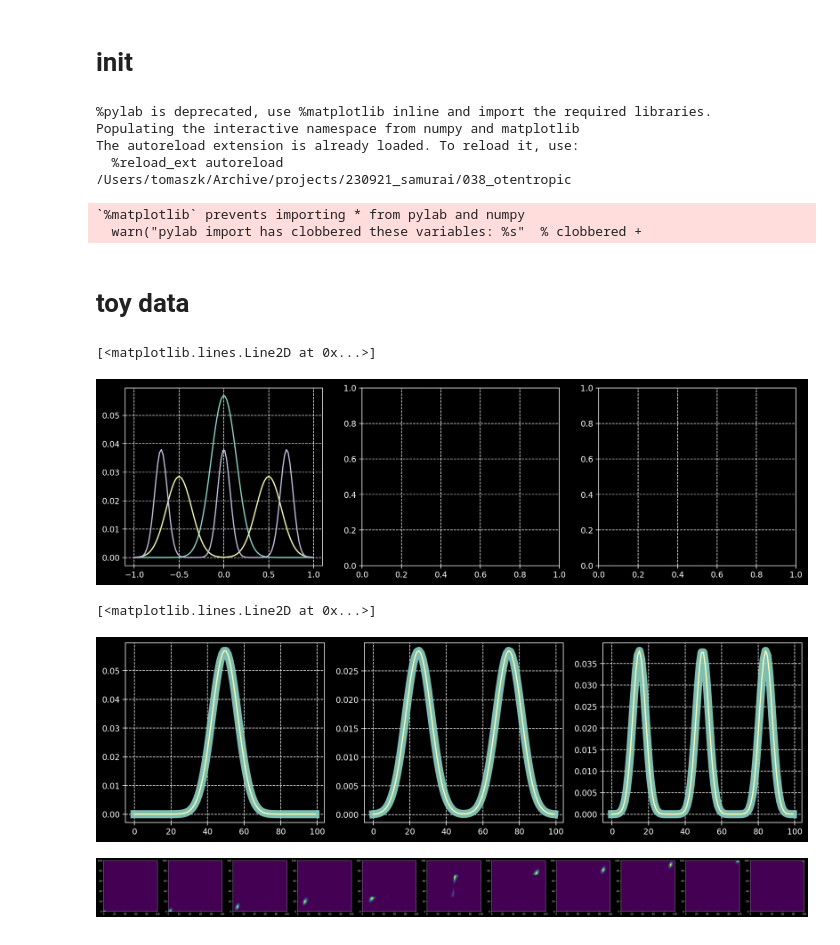
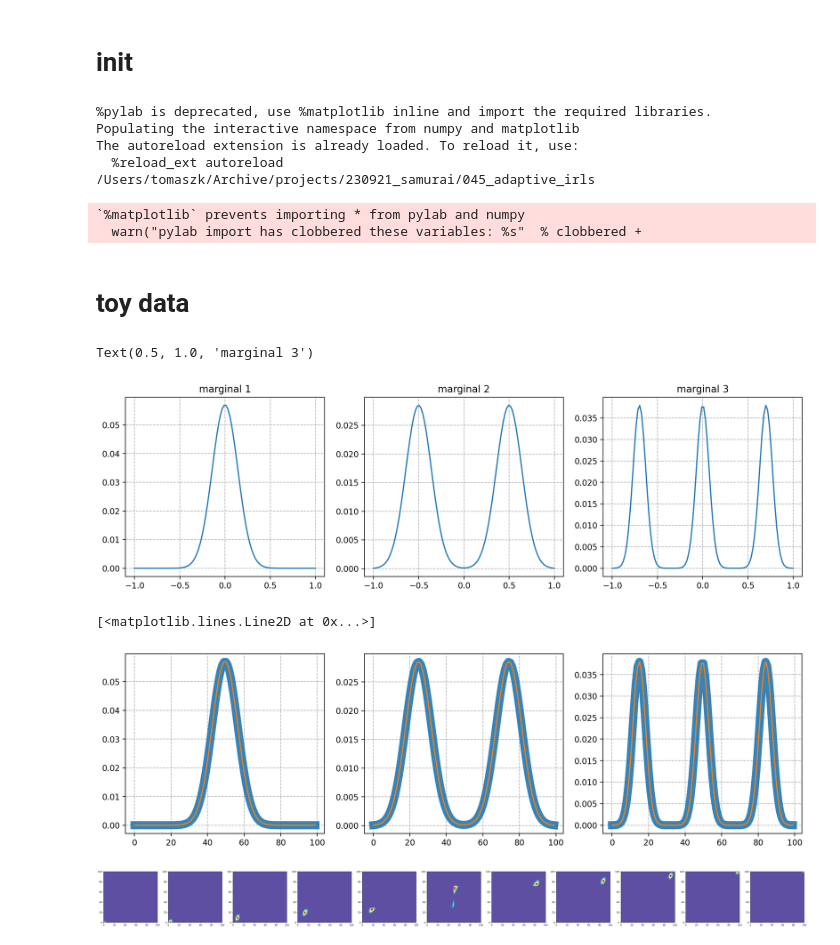
Before and after one commit to tomaszkacprzak/quickshare, a Jupyter notebook: demo_multimarginal_ot.ipynb, the cells around one changed output. Cells and saved outputs as stored; diff of their text form; code cells hidden in the pictures.

```diff
--- a/demo_multimarginal_ot.ipynb
+++ b/demo_multimarginal_ot.ipynb
@@ -10,8 +10,8 @@ from IPython.display import set_matplotlib_formats
 import seaborn
 from ipywidgets import interactive, fixed
 set_matplotlib_formats('retina')
-plt.style.use('dark_background')
-# plt.style.use('default')
+# plt.style.use('dark_background')
+plt.style.use('default')
 %pylab inline
 %load_ext autoreload
 %autoreload 2
@@ -26,7 +26,7 @@ mpl.rcParams['grid.linestyle'] = '--'
 Populating the interactive namespace from numpy and matplotlib
 The autoreload extension is already loaded. To reload it, use:
   %reload_ext autoreload
-/Users/tomaszk/Archive/projects/230921_samurai/038_otentropic
+/Users/tomaszk/Archive/projects/230921_samurai/045_adaptive_irls
 `%matplotlib` prevents importing * from pylab and numpy
   warn("pylab import has clobbered these variables: %s"  % clobbered +
 # %% [markdown]
@@ -67,11 +48,14 @@ y2 = gaussian_normalized(1/3, -0.7, 0.1) + gaussian_normalized(1/3, 0., 0.1) + g
 # %%
 nx, ny = 1, 3; figsize=4; fig, ax  = plt.subplots(nx, ny, figsize=(ny * figsize * 1.25, nx * figsize), squeeze=False); axl=ax.ravel(); axc=ax[0,0];  fig.set_label(' ')
 axl[0].plot(x, y0)
-axl[0].plot(x, y1)
-axl[0].plot(x, y2)
+axl[0].set_title('marginal 1')
+axl[1].plot(x, y1)
+axl[1].set_title('marginal 2')
+axl[2].plot(x, y2)
+axl[2].set_title('marginal 3')
 # %% [output]
-[<matplotlib.lines.Line2D at 0x...>]
+Text(0.5, 1.0, 'marginal 3')
-[figure, old version]
+[figure, new version]
 # %%
 x0, x1, x2 = np.meshgrid(x, x, x)
 # %%
@@ -103,11 +87,11 @@ axl[2].plot(y2, lw=10, alpha=0.9)
 axl[2].plot(K.sum(axis=(0,1)))
 # %% [output]
 [<matplotlib.lines.Line2D at 0x...>]
-[figure, old version]
+[figure, new version]
 # %%
 slices = [10,20,30,40,45,50,55,60,70,80,90]
 nx, ny = 1, len(slices); figsize=4; fig, ax  = plt.subplots(nx, ny, figsize=(ny * figsize * 1.25, nx * figsize), squeeze=False); axl=ax.ravel(); axc=ax[0,0];  fig.set_label(' ')
 for i,j in enumerate(slices):
-    axl[i].pcolormesh(K[j,:,:])
+    axl[i].pcolormesh(K[j,:,:], cmap='Spectral_r')
 # %% [output]
-[figure, old version]
+[figure, new version]
```
Also changed, not shown: parts of 1 cell of this notebook.
